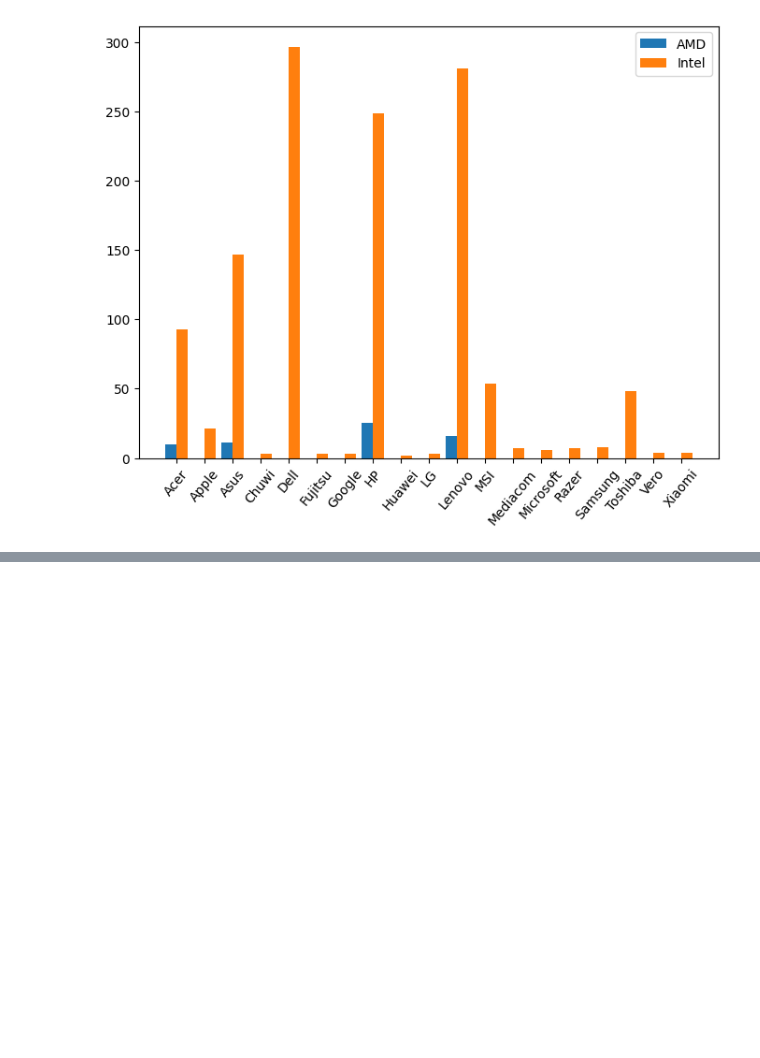
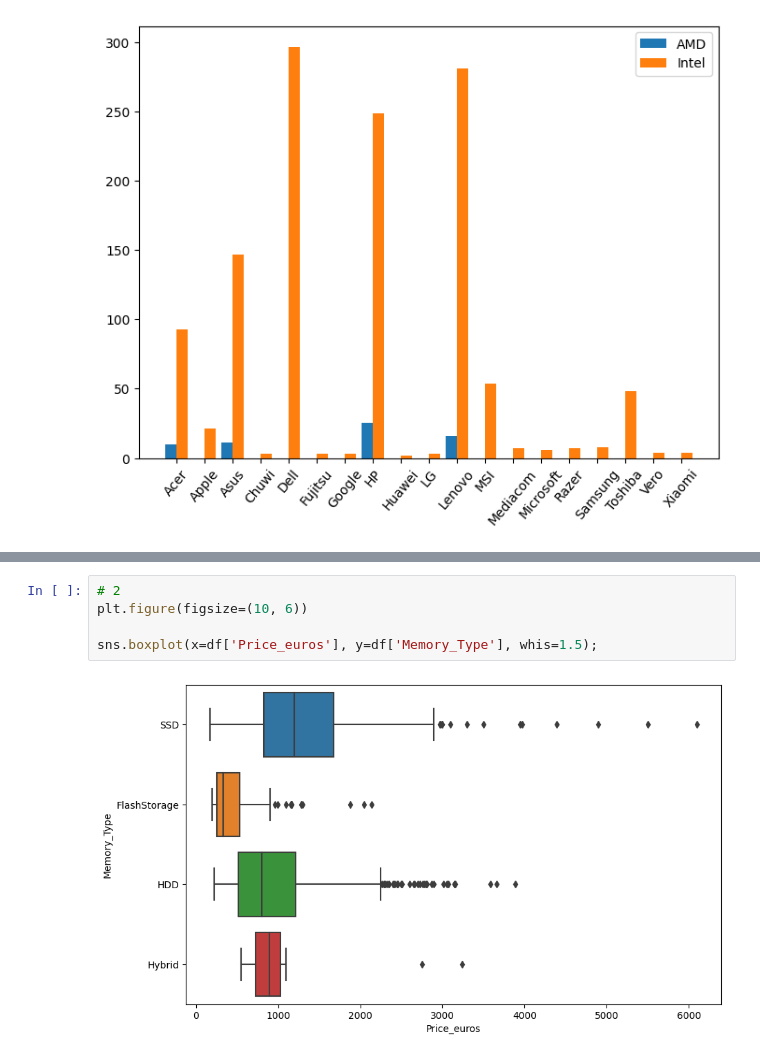
Before and after one commit to Valentinadjdj/DomRabota1, a Jupyter notebook: Seminar2_4.ipynb, the cells around one changed output, grey strips where cells are left out. Saved outputs shown, nothing was run; the diff lists cells and outputs as text; blank space fills up the shorter version.

```diff
--- a/Seminar2_4.ipynb
+++ b/Seminar2_4.ipynb
@@ -646,0 +673,7 @@ plt.xticks(n_ticks, data['Company'], rotation=50);
+# %%
+# 2
+plt.figure(figsize=(10, 6))
+
+sns.boxplot(x=df['Price_euros'], y=df['Memory_Type'], whis=1.5);
+# %% [output]
+[figure, added]
```
Also changed, not shown: parts of 12 cells of this notebook.
